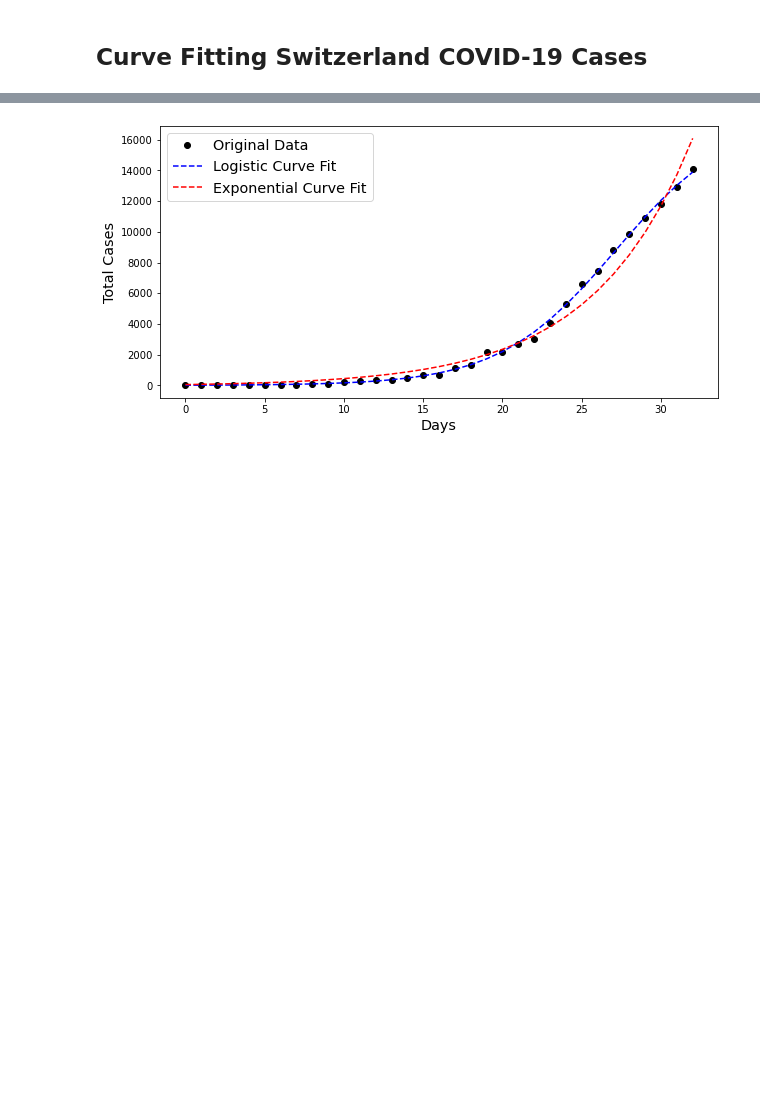
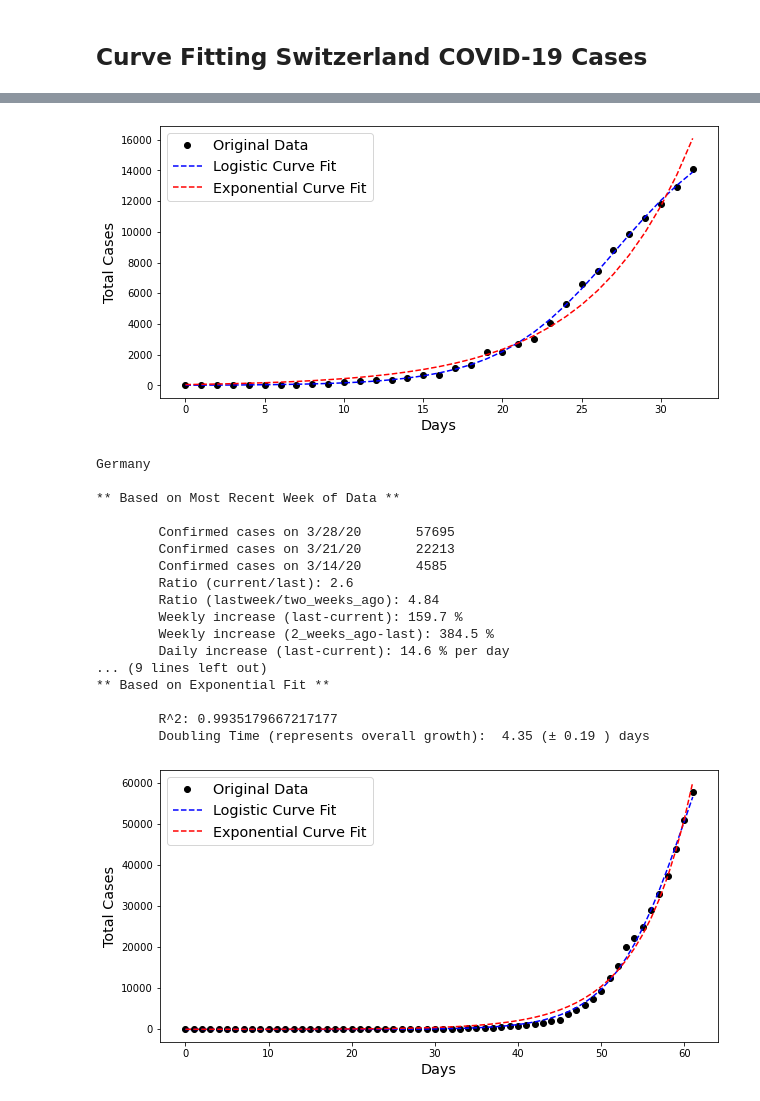
Before and after one commit to lvoegtlin/covid, a Jupyter notebook: curvefit.ipynb, the cells around one changed output, grey strips where cells are left out. Cells and saved outputs as stored; diff of their text form; code cells hidden in the pictures; blank space fills up the shorter version.

Commit message:
added germany

```diff
--- a/curvefit.ipynb
+++ b/curvefit.ipynb
@@ -157,25 +157,44 @@ def plotCases(dataframe, column, country):
     else:
         return [float('NaN'), float('NaN'), recentdbltime]
 # %%
-c = 'Switzerland'
-print(c)
-a = plotCases(df, 'Country/Region', c)
+countries = ['Switzerland', 'Germany']
+for c in countries:
+    print(c)
+    a = plotCases(df, 'Country/Region', c)
 # %% [output]
 Switzerland
 
 ** Based on Most Recent Week of Data **
 
         Confirmed cases on 3/28/20       14076
         Confirmed cases on 3/21/20       6575
         Confirmed cases on 3/14/20       1359
         Ratio (current/last): 2.14
         Ratio (lastweek/two_weeks_ago): 4.84
         Weekly increase (last-current): 114.1 %
         Weekly increase (2_weeks_ago-last): 383.8 %
         Daily increase (last-current): 11.5 % per day
 ... (9 lines left out)
 ** Based on Exponential Fit **
 
         R^2: 0.9749942071660763
         Doubling Time (represents overall growth):  4.36 (± 0.59 ) days
 [figure]
+Germany
+
+** Based on Most Recent Week of Data **
+
+        Confirmed cases on 3/28/20       57695
+        Confirmed cases on 3/21/20       22213
+        Confirmed cases on 3/14/20       4585
+        Ratio (current/last): 2.6
+        Ratio (lastweek/two_weeks_ago): 4.84
+        Weekly increase (last-current): 159.7 %
+        Weekly increase (2_weeks_ago-last): 384.5 %
+        Daily increase (last-current): 14.6 % per day
+... (9 lines left out)
+** Based on Exponential Fit **
+
+        R^2: 0.9935179667217177
+        Doubling Time (represents overall growth):  4.35 (± 0.19 ) days
+[figure, added]
```
